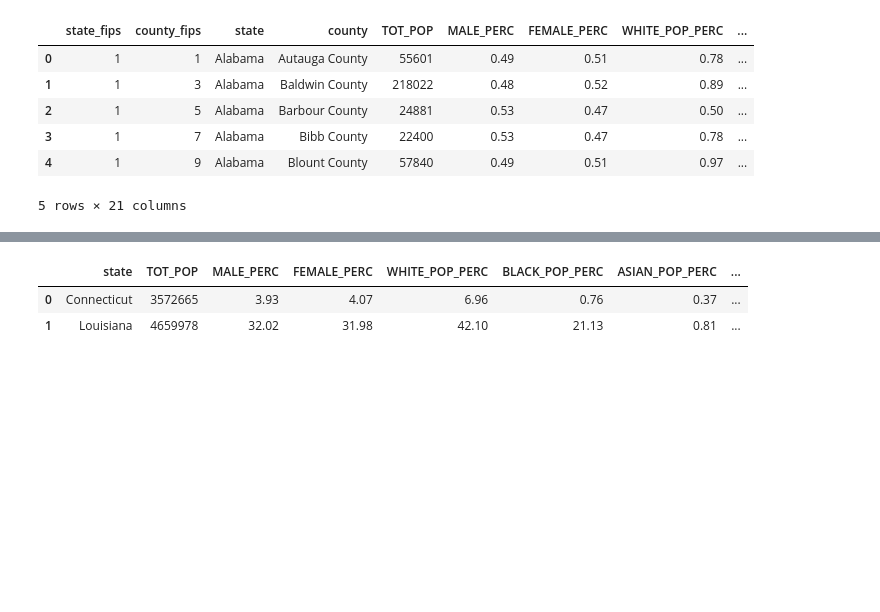
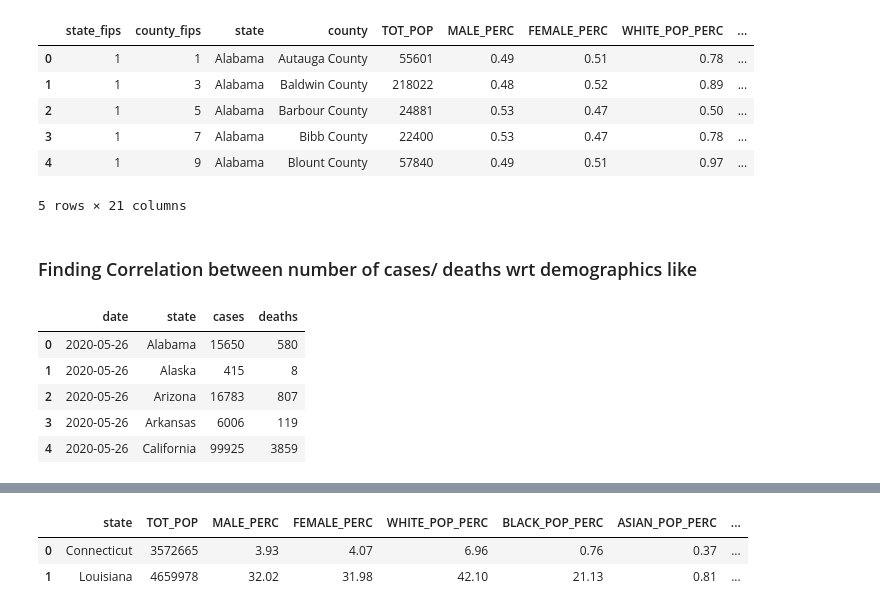
Before and after one commit to modi975/ibm-capstone-project, a Jupyter notebook: usa-analysis.ipynb, the cells around one changed output, grey strips where cells are left out. Cells and saved outputs as stored; diff of their text form; code cells hidden in the pictures; blank space fills up the shorter version.

```diff
--- a/usa-analysis.ipynb
+++ b/usa-analysis.ipynb
@@ -187,3 +187,17 @@ demographic_df.head()
 | 3 | 1 | 7 | Alabama | Bibb County | 22400 | 0.53 | 0.47 | 0.78 | ... |
 | 4 | 1 | 9 | Alabama | Blount County | 57840 | 0.49 | 0.51 | 0.97 | ... |
 5 rows × 21 columns
+# %% [markdown]
+### Finding Correlation between number of cases/ deaths wrt demographics like
+# %%
+max_date_covid = covid_df[covid_df['date'] == covid_df['date'].max()]
+max_date_covid = max_date_covid[['date', 'state', 'cases', 'deaths']]
+max_date_covid = max_date_covid.groupby(['date', 'state'], as_index=False).sum()
+max_date_covid.head()
+# %% [output]
+|  | date | state | cases | deaths |
+| 0 | 2020-05-26 | Alabama | 15650 | 580 |
+| 1 | 2020-05-26 | Alaska | 415 | 8 |
+| 2 | 2020-05-26 | Arizona | 16783 | 807 |
+| 3 | 2020-05-26 | Arkansas | 6006 | 119 |
+| 4 | 2020-05-26 | California | 99925 | 3859 |
```
Also changed, not shown: parts of 10 cells of this notebook.
